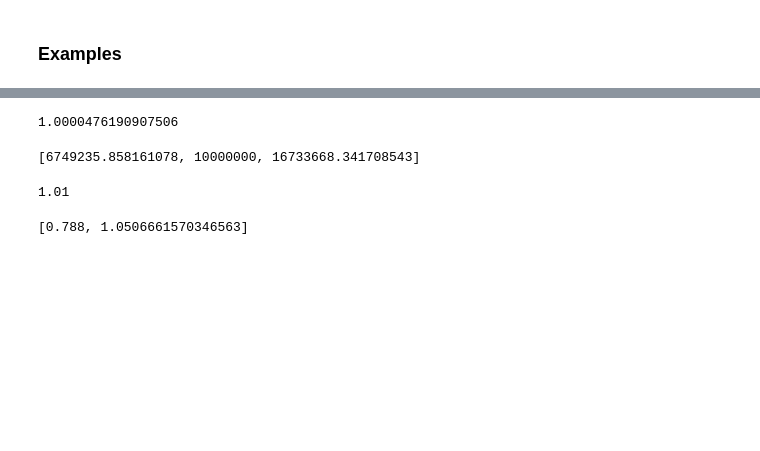
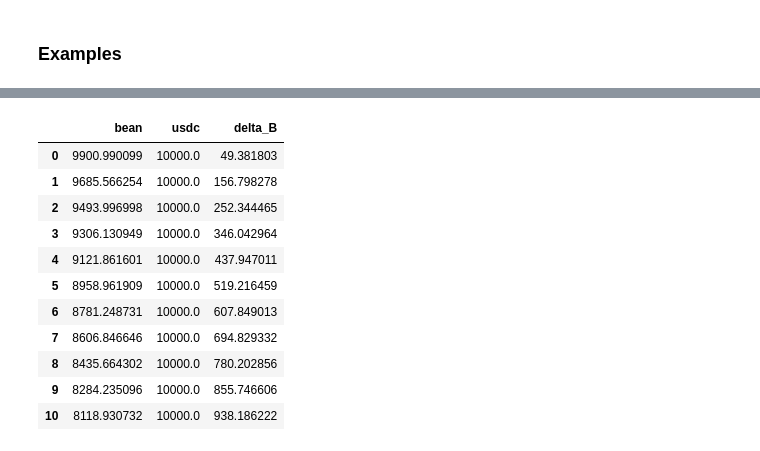
Before and after one commit to Brean0/Curveswap-Research, a Jupyter notebook: Stableswap.ipynb, the cells around one changed output, grey strips where cells are left out. Cells and saved outputs as stored; diff of their text form; code cells hidden in the pictures; blank space fills up the shorter version.

```diff
--- a/Stableswap.ipynb
+++ b/Stableswap.ipynb
@@ -68,10 +108,0 @@ print(sampleStable())
-# %%
-getPrice(1000,2000,1,10)
-# %% [output]
-1.0000476190907506
-# %%
-# Outputs the bean and usdc in a pool at 1.02
-# assumes 10m USDC, A factor of 10
-stableSwap(10_000_000,1.02,A = 10)
-# %% [output]
-[6749235.858161078, 10000000, 16733668.341708543]
@@ -93,5 +109,34 @@ def slippageFinder(slippage, A):
-# %%
-slippageFinder(0.01,100)
-# %% [output]
-1.01
-[0.788, 1.0506661570346563]
+# %%
+# Dataframe of Balances of Bean/USDC at 1.01 at A= 0-10 (index = A)
+# Assumes USDC in pool is always 10_000
+# slippage = 1 means 1% slippage
+
+def slippageDeltaConstantUSDC(slippage=1):
+    df1=pd.DataFrame(columns = ['bean','usdc','delta_B'])
+    price = 1 + slippage/100
+    #determine the liquidity pool size
+    for A_factor in range(0,11):
+        var=stableSwap(10000,price,A_factor)[:-1]
+        var.append(getDelta(stableSwap(10000,price,A_factor)[0],10000,stableSwap(10000,price,A_factor)[2]))
+        df1.loc[len(df1.index)] = var
+
+    # data_perc = df.divide(df.sum(axis=1), axis=0)
+    # fig = data_perc.plot.area(y=['usdc','bean'])
+    # data_perc
+    return df1
+# %%
+df1 = slippageDeltaConstantUSDC()
+df1
+# %% [output]
+|  | bean | usdc | delta_B |
+| 0 | 9900.990099 | 10000.0 | 49.381803 |
+| 1 | 9685.566254 | 10000.0 | 156.798278 |
+| 2 | 9493.996998 | 10000.0 | 252.344465 |
+| 3 | 9306.130949 | 10000.0 | 346.042964 |
+| 4 | 9121.861601 | 10000.0 | 437.947011 |
+| 5 | 8958.961909 | 10000.0 | 519.216459 |
+| 6 | 8781.248731 | 10000.0 | 607.849013 |
+| 7 | 8606.846646 | 10000.0 | 694.829332 |
+| 8 | 8435.664302 | 10000.0 | 780.202856 |
+| 9 | 8284.235096 | 10000.0 | 855.746606 |
+| 10 | 8118.930732 | 10000.0 | 938.186222 |
```
Also changed, not shown: parts of 13 cells of this notebook, 6 other files.
